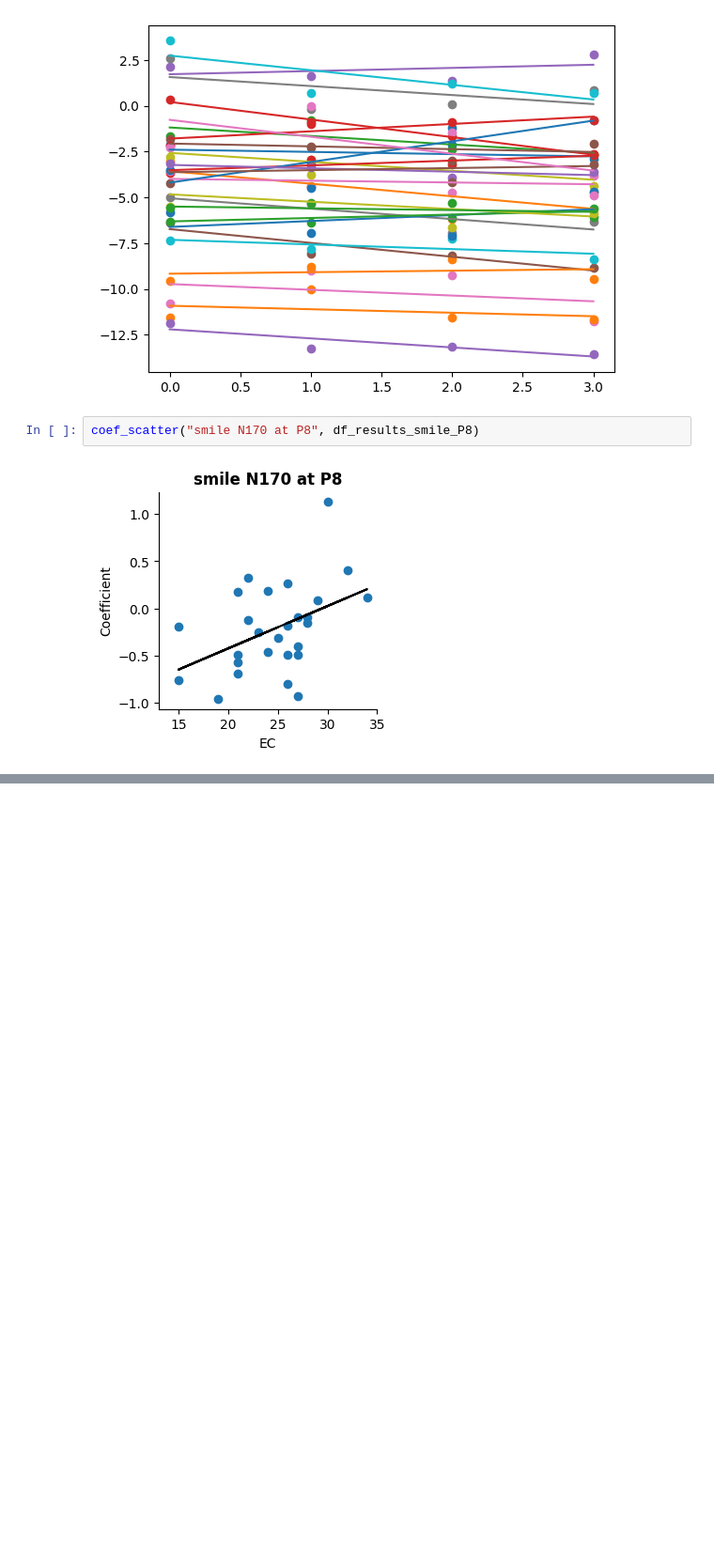
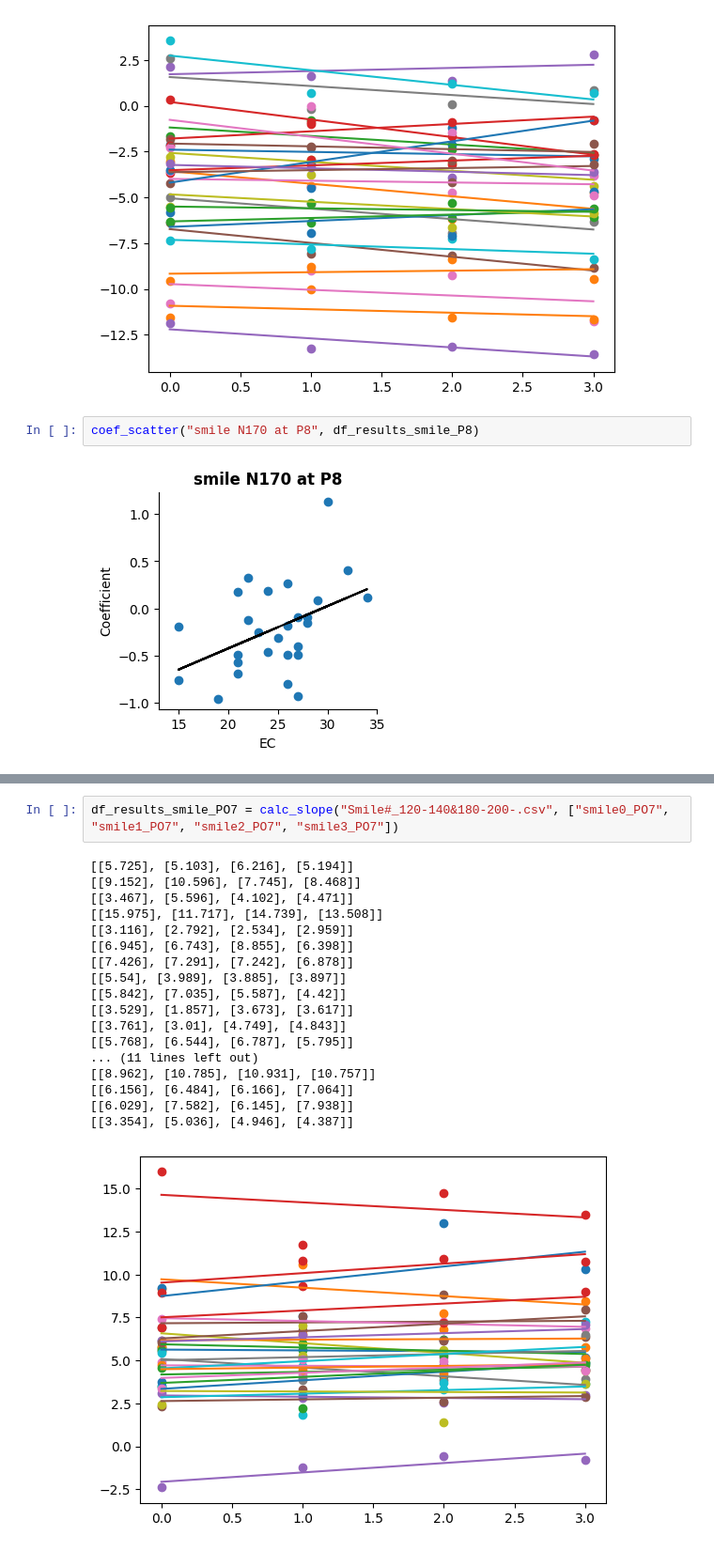
Before and after one commit to Kei-Kobayash/multiple_smiles, a Jupyter notebook: LSM_revised2023_10_15.ipynb, the cells around one changed output, grey strips where cells are left out. Shown: that part at 94% size. Drawn from its saved outputs; the diff is of its cells as text; blank space fills up the shorter version.

```diff
--- a/LSM_revised2023_10_15.ipynb
+++ b/LSM_revised2023_10_15.ipynb
@@ -194,0 +220,21 @@ coef_scatter("smile N170 at P8", df_results_smile_P8)
+# %%
+df_results_smile_PO7 = calc_slope("Smile#_120-140&180-200-.csv", ["smile0_PO7", "smile1_PO7", "smile2_PO7", "smile3_PO7"])
+# %% [output]
+[[5.725], [5.103], [6.216], [5.194]]
+[[9.152], [10.596], [7.745], [8.468]]
+[[3.467], [5.596], [4.102], [4.471]]
+[[15.975], [11.717], [14.739], [13.508]]
+[[3.116], [2.792], [2.534], [2.959]]
+[[6.945], [6.743], [8.855], [6.398]]
+[[7.426], [7.291], [7.242], [6.878]]
+[[5.54], [3.989], [3.885], [3.897]]
+[[5.842], [7.035], [5.587], [4.42]]
+[[3.529], [1.857], [3.673], [3.617]]
+[[3.761], [3.01], [4.749], [4.843]]
+[[5.768], [6.544], [6.787], [5.795]]
+... (11 lines left out)
+[[8.962], [10.785], [10.931], [10.757]]
+[[6.156], [6.484], [6.166], [7.064]]
+[[6.029], [7.582], [6.145], [7.938]]
+[[3.354], [5.036], [4.946], [4.387]]
+[figure, added]
```
Also changed, not shown: parts of 8 cells of this notebook.
